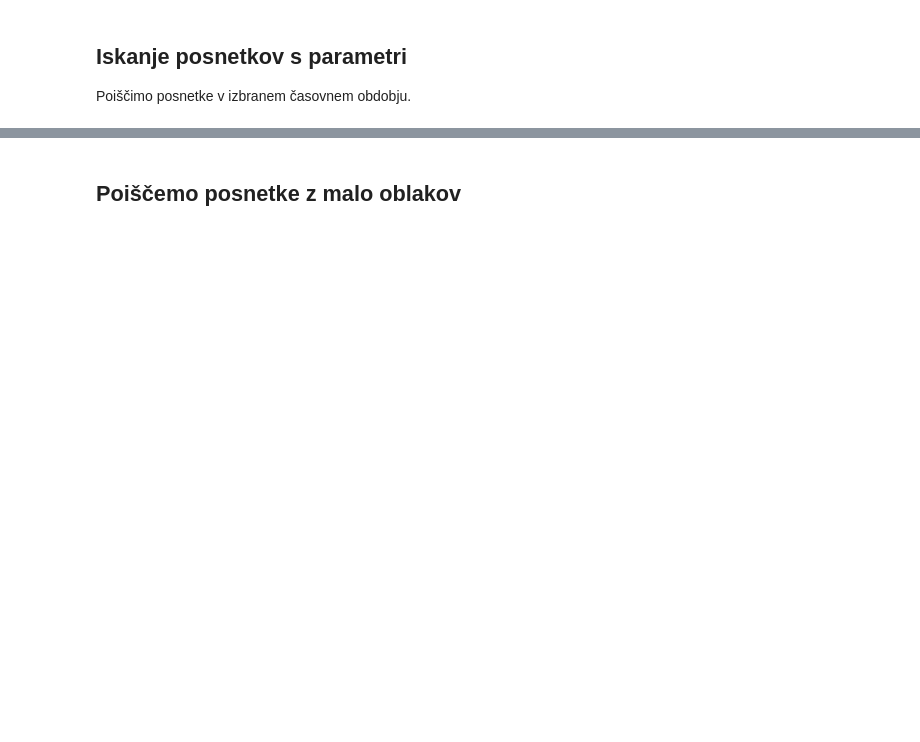
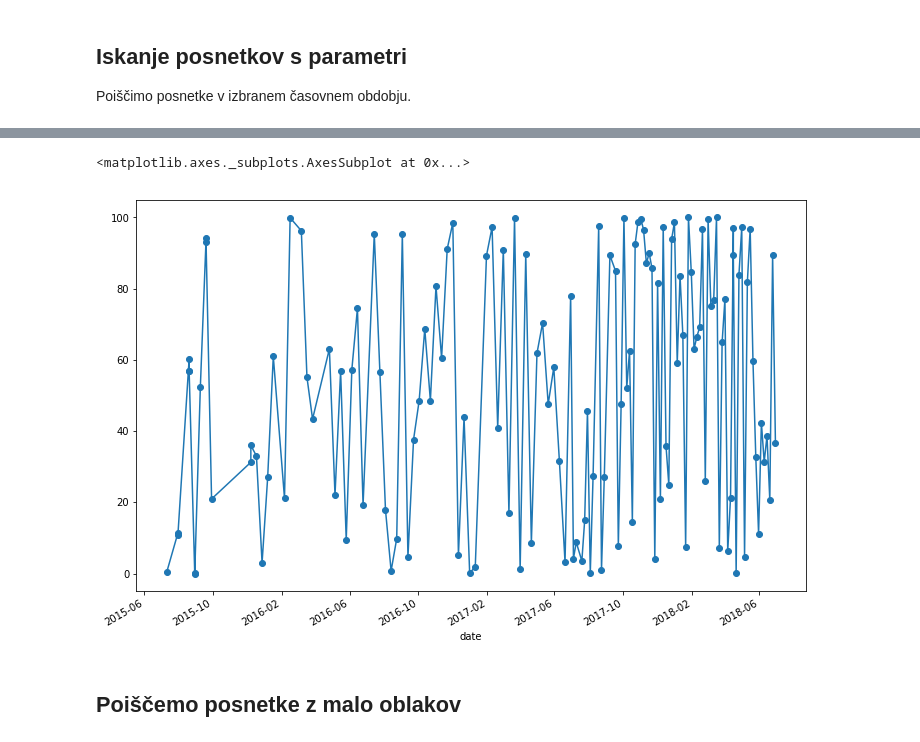
Before and after one commit to EarthObservation/GeoDev, a Jupyter notebook: Iskanje in prenos posnetkov Sentinel-2.ipynb, the cells around one changed output, grey strips where cells are left out. Cells and saved outputs as stored; diff of their text form; code cells hidden in the pictures; blank space fills up the shorter version.

```diff
--- a/Iskanje in prenos posnetkov Sentinel-2.ipynb
+++ b/Iskanje in prenos posnetkov Sentinel-2.ipynb
@@ -124,5 +167,8 @@ shub_wfs_df.describe()
 # %%
-shub_wfs_df.plot(x='date', y='cloudCoverPercentage', style='o-')
+shub_wfs_df.plot(x='date', y='cloudCoverPercentage', style='o-', legend=None)
+# %% [output]
+<matplotlib.axes._subplots.AxesSubplot at 0x...>
+[figure, added]
 # %% [markdown]
 ## Poiščemo posnetke z malo oblakov
 # %%
```
Also changed, not shown: parts of 12 cells of this notebook.
